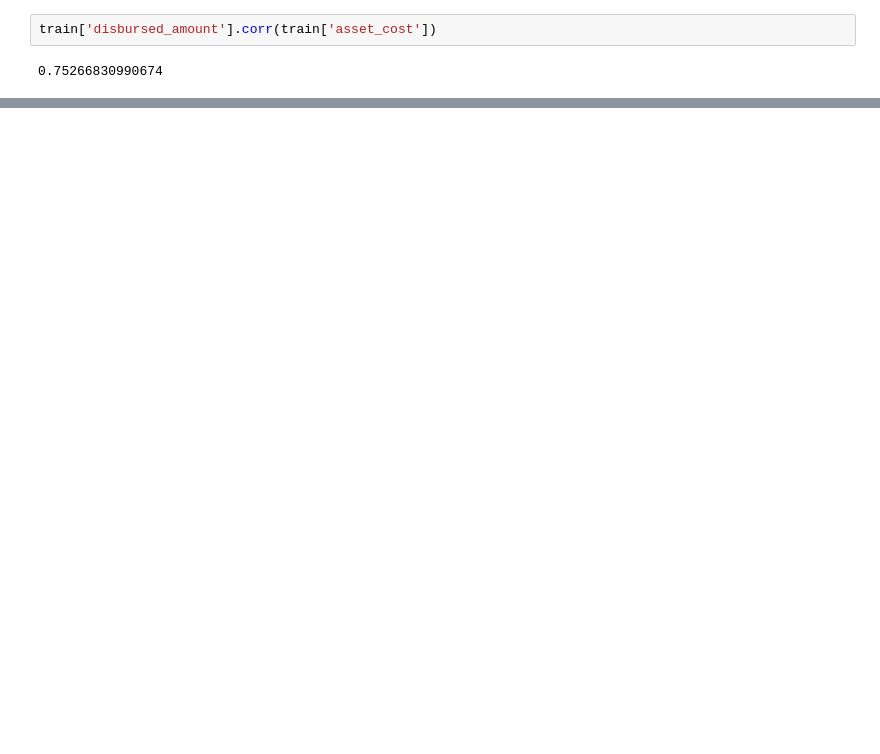
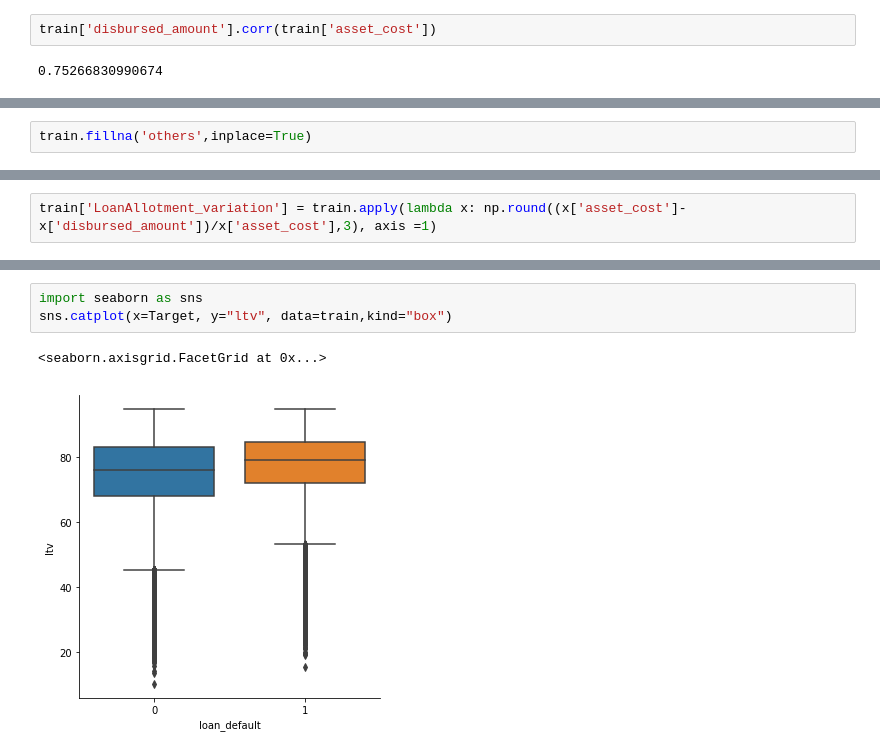
Before and after one commit to rohitmishr1484/Hackathon, a Jupyter notebook: FintechHack/DataExploration.ipynb, the cells around one changed output, grey strips where cells are left out. Drawn from its saved outputs; the diff is of its cells as text; blank space fills up the shorter version.

```diff
--- a/FintechHack/DataExploration.ipynb
+++ b/FintechHack/DataExploration.ipynb
@@ -205,0 +314,2 @@ categorical_features = ['branch_id','supplier_id']
+# %%
+train.fillna('others',inplace=True)
@@ -205,0 +322,2 @@ categorical_features = ['branch_id','supplier_id']
+# %%
+train['LoanAllotment_variation'] = train.apply(lambda x: np.round((x['asset_cost']-x['disbursed_amount'])/x['asset_cost'],3), axis =1)
@@ -205,0 +352,6 @@ categorical_features = ['branch_id','supplier_id']
+# %%
+import seaborn as sns
+sns.catplot(x=Target, y="ltv", data=train,kind="box")
+# %% [output]
+<seaborn.axisgrid.FacetGrid at 0x...>
+[figure, added]
```
Also changed, not shown: parts of 65 cells of this notebook.
